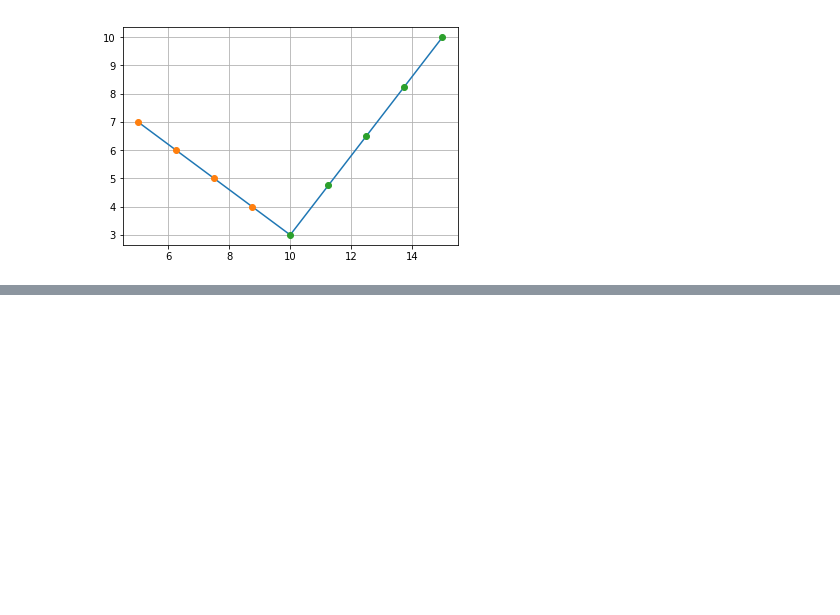
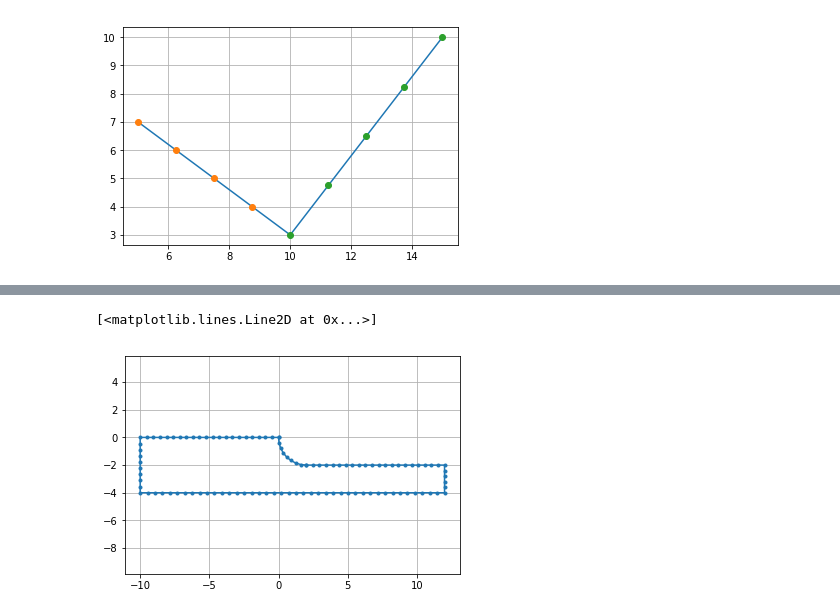
Before and after one commit to AlezM/instrumental-modeling-sources, a Jupyter notebook: Split Border Func.ipynb, the cells around one changed output, grey strips where cells are left out. Saved outputs shown, nothing was run; the diff lists cells and outputs as text; code cells hidden in the pictures; blank space fills up the shorter version.

```diff
--- a/Split Border Func.ipynb
+++ b/Split Border Func.ipynb
@@ -72,0 +80,19 @@ plt.plot(points[:,0], points[:,1], "o")
+# %%
+nnodes = np.array([[0, 0],
+                  [-10, 0],
+                  [-10, -4],
+                  [12, -4],
+                  [12, -2],
+                  [2, -2]])
+# %%
+splited_nodes = splitBorder(nnodes, [20, 8, 40, 4, 20])
+arc_nodes = arc(2, 270, 180, 7, center=nnodes[-1])
+# %%
+border = np.append(splited_nodes, arc_nodes).reshape(-1, 2)
+
+plt.axis('equal')
+plt.grid(True)
+plt.plot(border[:, 0], border[:, 1], '.-')
+# %% [output]
+[<matplotlib.lines.Line2D at 0x...>]
+[figure, added]
```
Also changed, not shown: parts of 33 cells of this notebook, 2 other files.
